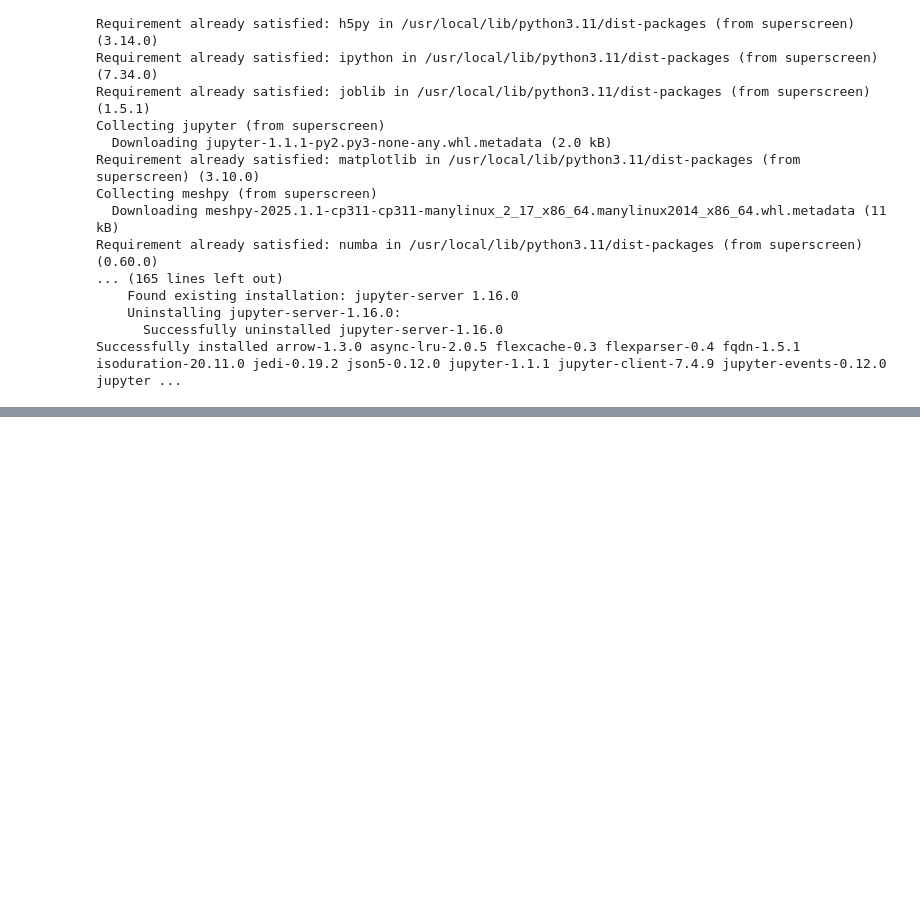
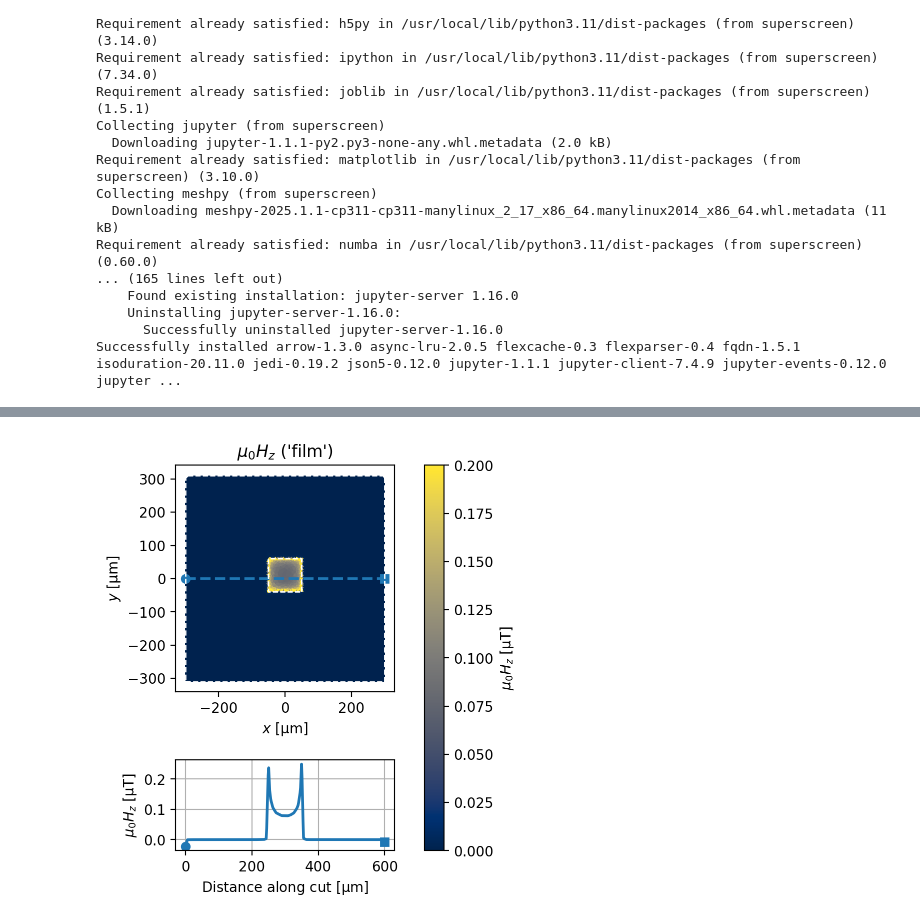
Before and after one commit to LeviathansDaughter/LOLIGO-VULGARIS, a Jupyter notebook: newcode.ipynb, the cells around one changed output, grey strips where cells are left out. Saved outputs shown, nothing was run; the diff lists cells and outputs as text; code cells hidden in the pictures; blank space fills up the shorter version.

```diff
--- a/newcode.ipynb
+++ b/newcode.ipynb
@@ -375 +416,30 @@ from superscreen.geometry import circle, box
+# %%
+xs = np.linspace(-300, 300, 401)
+
+cross_section_coords = [
+    # [x-coords, y-coords]
+    np.array([xs, 0 * xs]).T,  # horizontal cross-section
+    np.array([xs, -100 * np.ones_like(xs)]).T,  # horizontal cross-section
+    np.array([-xs, xs]).T,  # vertical cross-section
+]
+# %%
+circulating_currents = {"hole0": "10 uA"}
+
+solutions = sc.solve(
+    device,
+    circulating_currents=circulating_currents,
+    field_units="uT",
+    current_units="uA",
+)
+solution = solutions[-1]
+# %%
+fig, axes = solution.plot_fields(
+    cross_section_coords=cross_section_coords[:1], figsize=(4, 5),
+    vmax = 0.2, vmin = 0,
+
+)
+for ax in axes:
+    _ = device.plot_polygons(ax=ax, color="w", ls="--", lw=1) # what.
+# %% [output]
+[figure, added]
 # %%
```
Also changed, not shown: parts of 7 cells of this notebook.
